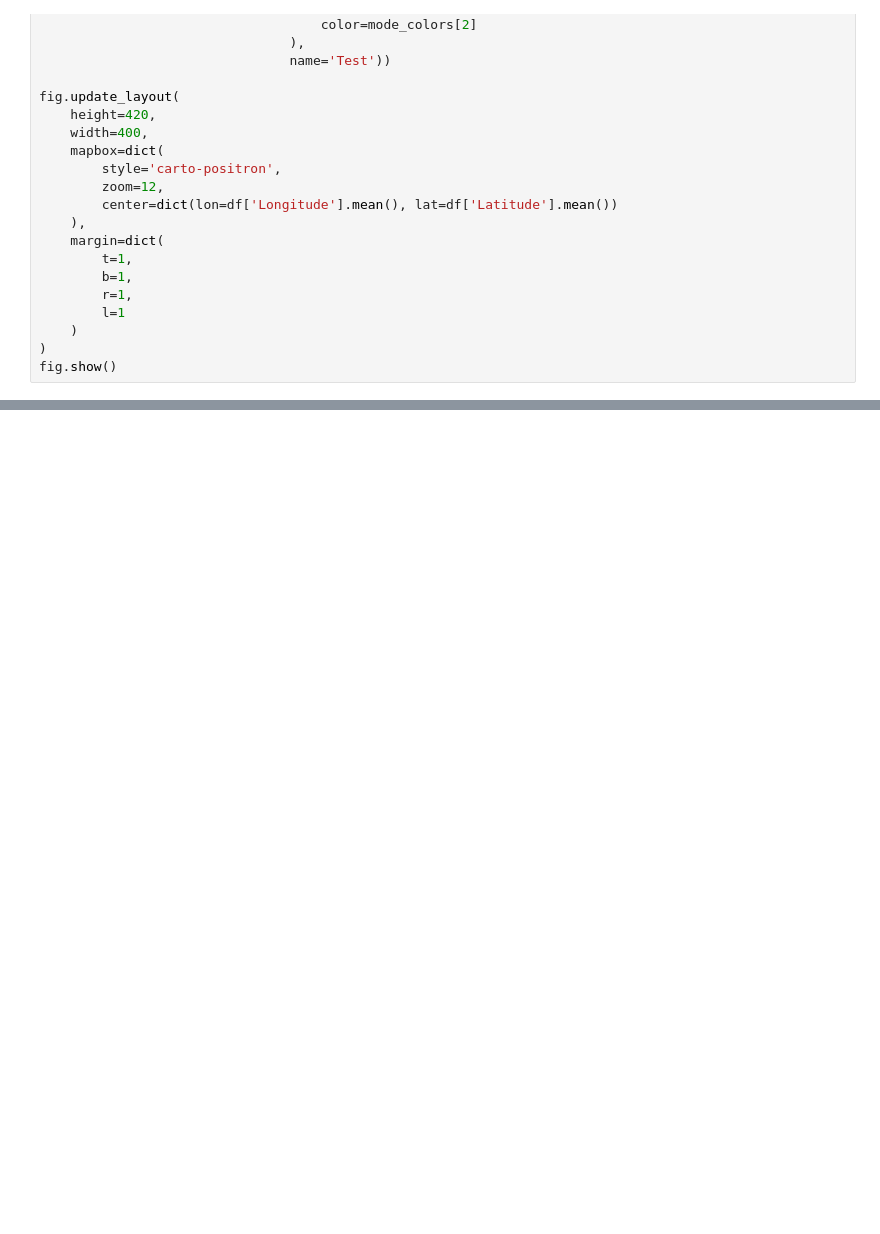
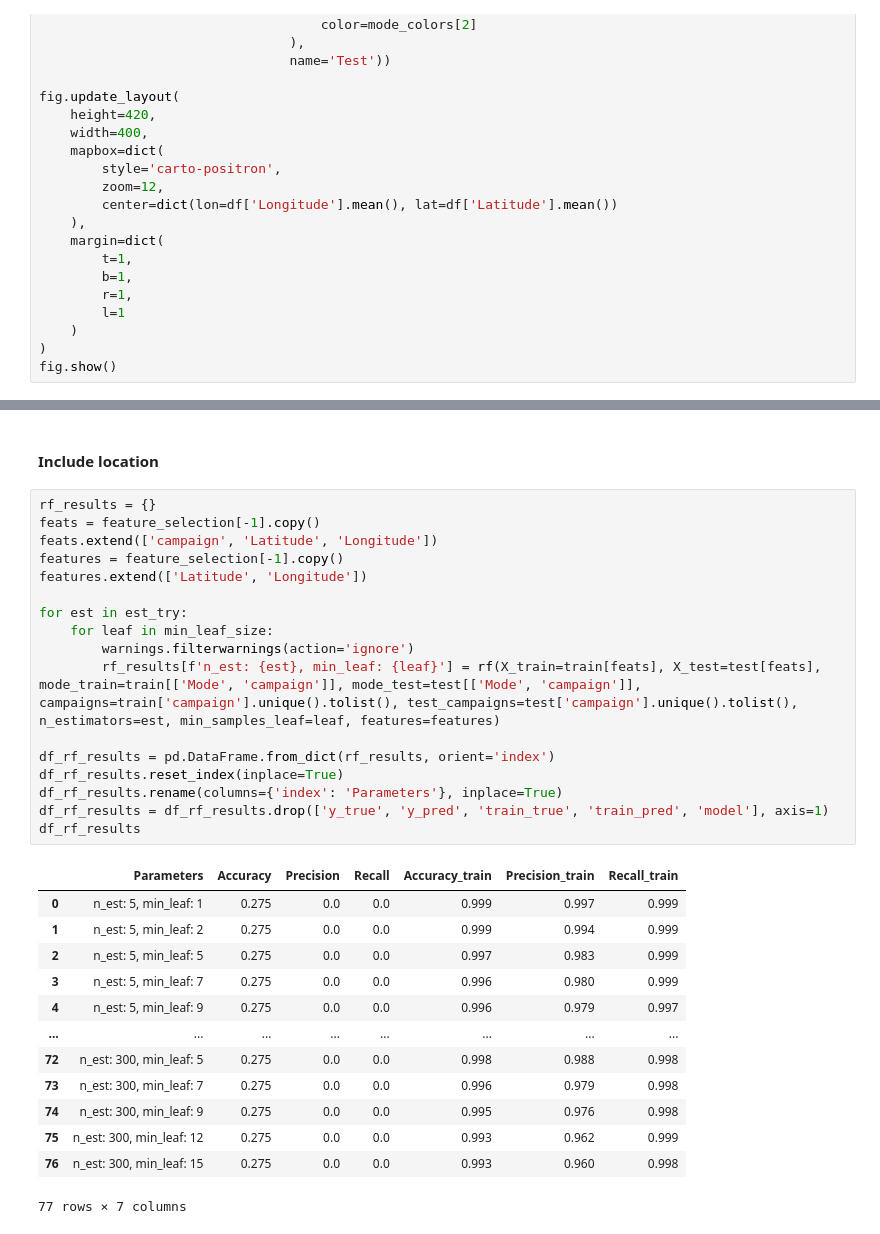
Before and after one commit to ihneskarbovik/master, a Jupyter notebook: test19_op1.ipynb, the cells around one changed output, grey strips where cells are left out. Saved outputs shown, nothing was run; the diff lists cells and outputs as text; blank space fills up the shorter version.

```diff
--- a/test19_op1.ipynb
+++ b/test19_op1.ipynb
@@ -242,0 +312,33 @@ fig.show()
+# %% [markdown]
+#### Include location
+# %%
+rf_results = {}
+feats = feature_selection[-1].copy()
+feats.extend(['campaign', 'Latitude', 'Longitude'])
+features = feature_selection[-1].copy()
+features.extend(['Latitude', 'Longitude'])
+
+for est in est_try:
+    for leaf in min_leaf_size:
+        warnings.filterwarnings(action='ignore')
+        rf_results[f'n_est: {est}, min_leaf: {leaf}'] = rf(X_train=train[feats], X_test=test[feats], mode_train=train[['Mode', 'campaign']], mode_test=test[['Mode', 'campaign']], campaigns=train['campaign'].unique().tolist(), test_campaigns=test['campaign'].unique().tolist(), n_estimators=est, min_samples_leaf=leaf, features=features)
+
+df_rf_results = pd.DataFrame.from_dict(rf_results, orient='index')
+df_rf_results.reset_index(inplace=True)
+df_rf_results.rename(columns={'index': 'Parameters'}, inplace=True)
+df_rf_results = df_rf_results.drop(['y_true', 'y_pred', 'train_true', 'train_pred', 'model'], axis=1)
+df_rf_results
+# %% [output]
+|  | Parameters | Accuracy | Precision | Recall | Accuracy_train | Precision_train | Recall_train |
+| 0 | n_est: 5, min_leaf: 1 | 0.275 | 0.0 | 0.0 | 0.999 | 0.997 | 0.999 |
+| 1 | n_est: 5, min_leaf: 2 | 0.275 | 0.0 | 0.0 | 0.999 | 0.994 | 0.999 |
+| 2 | n_est: 5, min_leaf: 5 | 0.275 | 0.0 | 0.0 | 0.997 | 0.983 | 0.999 |
+| 3 | n_est: 5, min_leaf: 7 | 0.275 | 0.0 | 0.0 | 0.996 | 0.980 | 0.999 |
+| 4 | n_est: 5, min_leaf: 9 | 0.275 | 0.0 | 0.0 | 0.996 | 0.979 | 0.997 |
+| ... | ... | ... | ... | ... | ... | ... | ... |
+| 72 | n_est: 300, min_leaf: 5 | 0.275 | 0.0 | 0.0 | 0.998 | 0.988 | 0.998 |
+| 73 | n_est: 300, min_leaf: 7 | 0.275 | 0.0 | 0.0 | 0.996 | 0.979 | 0.998 |
+| 74 | n_est: 300, min_leaf: 9 | 0.275 | 0.0 | 0.0 | 0.995 | 0.976 | 0.998 |
+| 75 | n_est: 300, min_leaf: 12 | 0.275 | 0.0 | 0.0 | 0.993 | 0.962 | 0.999 |
+| 76 | n_est: 300, min_leaf: 15 | 0.275 | 0.0 | 0.0 | 0.993 | 0.960 | 0.998 |
+77 rows × 7 columns
```
Also changed, not shown: parts of 8 cells of this notebook.
